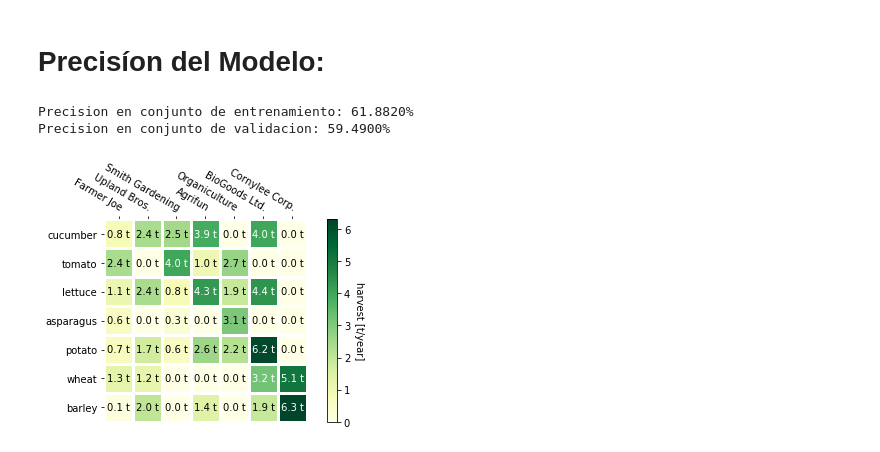
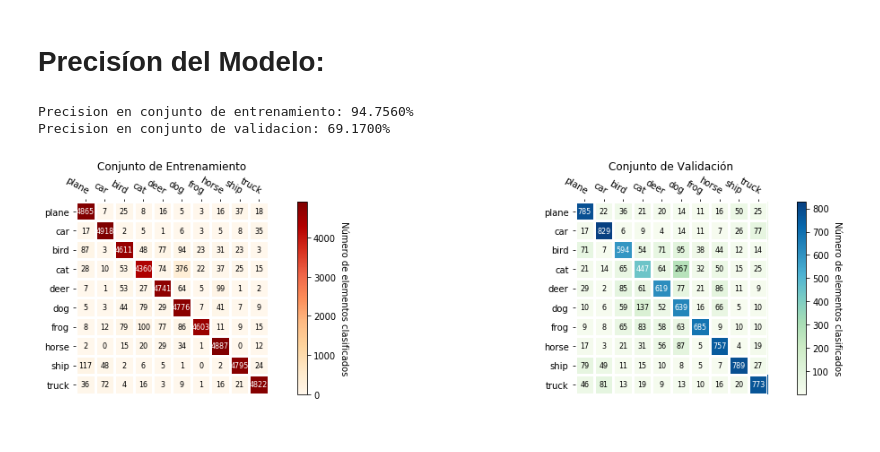
Before and after one commit to LisandroV/NeuralNetworks, a Jupyter notebook: p6-cifar-convolutional/CIFAR10-Pytorch.ipynb, the cells around one changed output. Cells and saved outputs as stored; diff of their text form; code cells hidden in the pictures.

```diff
--- a/p6-cifar-convolutional/CIFAR10-Pytorch.ipynb
+++ b/p6-cifar-convolutional/CIFAR10-Pytorch.ipynb
@@ -154,5 +160,5 @@ criterio = nn.CrossEntropyLoss()
 optimizer = optim.SGD(RedCIFAR.parameters(), lr=0.001, momentum=0.9)
 
 #Entrenamos la red durante 50 pasos(o los que consideres necesarios),con entropia cruzada y el optimizador
-RedCIFAR.train(50,trainloader,criterio,optimizer,cuda=False) #puedes agregar cuda=True si tienes GPU disponible
+RedCIFAR.train(11,trainloader,criterio,optimizer,cuda=False) #puedes agregar cuda=True si tienes GPU disponible
 # %% [output]
@@ -200,10 +212,10 @@ Valores Obtenidos:  plane truck  ship  frog
 # Precisíon del Modelo:
 # %%
 #Funciones auxiliares
-def matrizDeConfusion:
+def matrizDeConfusion():
     pass
 
-def contarCorrectas(net,batch,labels,func=None):
+def contarCorrectas(net,batch,labels,confusionMatriz,func=None):
     '''Dado un batch y sus etiquetas, cuenta el numero de respuestas
     correctas de una red, el parametro func aplica una modificacion al
     tensor que contiene los datos'''
@@ -215,24 +227,23 @@ def contarCorrectas(net,batch,labels,func=None):
         salidas=net(batch)
     respuestas=salidas.max(dim=1)[1]
     cantidadCorrectas=(respuestas==labels).sum()
+    for i in range(len(labels)):
+        confusionMatriz[labels[i].item()][respuestas[i].item()] += 1
     return cantidadCorrectas
 
+#regresa la prescicion y la matriz de confusión, en ese orden
 def calcularPrecisionGlobal(net,data_loader,batch_size,func=None,cuda=False):
     '''Calcula la precision de una red dado un data_loader,
     recive una funcion que transforma los datos en caso de ser necesario'''
     correctas=0
+    confusionMatriz = np.array([[0 for i in classes]] * (len(classes))) #inicializacion de matriz de confusion con 0's
     for (images,labels) in data_loader:
         if(cuda and torch.cuda.is_available()):
             images=images.cuda()
             labels=labels.cuda()
-        correctas+=contarCorrectas(net,images,labels,func)
+        correctas+=contarCorrectas(net,images,labels,confusionMatriz,func)
     correctas=correctas.data.tolist()
-    return (100*correctas)/(len(data_loader)*batch_size)
+    return (100*correctas)/(len(data_loader)*batch_size), confusionMatriz
 # %%
-prec_train =calcularPrecisionGlobal(RedCIFAR,trainloader,4)
-prec_val   =calcularPrecisionGlobal(RedCIFAR,testloader,4)
-print("Precision en conjunto de entrenamiento: %.4f%%"%(prec_train))
-print("Precision en conjunto de validacion: %.4f%%"%(prec_val))
+prec_train, train_confusion = calcularPrecisionGlobal(RedCIFAR,trainloader,4)
+prec_val  , val_confusion  = calcularPrecisionGlobal(RedCIFAR,testloader,4)
-# %% [output]
-Precision en conjunto de entrenamiento: 61.8820%
-Precision en conjunto de validacion: 59.4900%
@@ -307,8 +301,8 @@ def heatmap(data, row_labels, col_labels, ax=None,
     for edge, spine in ax.spines.items():
         spine.set_visible(False)
 
-    ax.set_xticks(np.arange(data.shape[1]+1)-.5, minor=True)
-    ax.set_yticks(np.arange(data.shape[0]+1)-.5, minor=True)
+    ax.set_xticks(np.arange(data.shape[1]+1)-0.5, minor=True)
+    ax.set_yticks(np.arange(data.shape[0]+1)-0.5, minor=True)
     ax.grid(which="minor", color="w", linestyle='-', linewidth=3)
     ax.tick_params(which="minor", bottom=False, left=False)
 
@@ -372,13 +366,23 @@ def annotate_heatmap(im, data=None, valfmt="{x:.2f}",
             texts.append(text)
 
     return texts
-# %%
-fig, ax = plt.subplots()
-
-im, cbar = heatmap(harvest, vegetables, farmers, ax=ax,cmap="YlGn", cbarlabel="harvest [t/year]")
-texts = annotate_heatmap(im, valfmt="{x:.1f} t")
-
-fig.tight_layout()
-plt.show()
-# %% [output]
-[figure, removed]
+# %%
+print("Precision en conjunto de entrenamiento: %.4f%%"%(prec_train))
+print("Precision en conjunto de validacion: %.4f%%"%(prec_val))
+
+fig, (ax, ax2) = plt.subplots(1, 2, figsize=(17, 4))
+
+ax.set_title('Conjunto de Entrenamiento')
+im, cbar = heatmap(train_confusion, classes, classes, ax=ax,cmap="OrRd", cbarlabel="Número de elementos clasificados")
+texts = annotate_heatmap(im, valfmt="{x:}",size=8)
+
+ax2.set_title('Conjunto de Validación')
+im, cbar = heatmap(val_confusion, classes, classes, ax=ax2,cmap="GnBu", cbarlabel="Número de elementos clasificados")
+texts = annotate_heatmap(im, valfmt="{x:}",size=8)
+
+fig.tight_layout()
+plt.show()
+# %% [output]
+Precision en conjunto de entrenamiento: 94.7560%
+Precision en conjunto de validacion: 69.1700%
+[figure, added]
```
Also changed, not shown: parts of 7 cells of this notebook, 1 other file.
